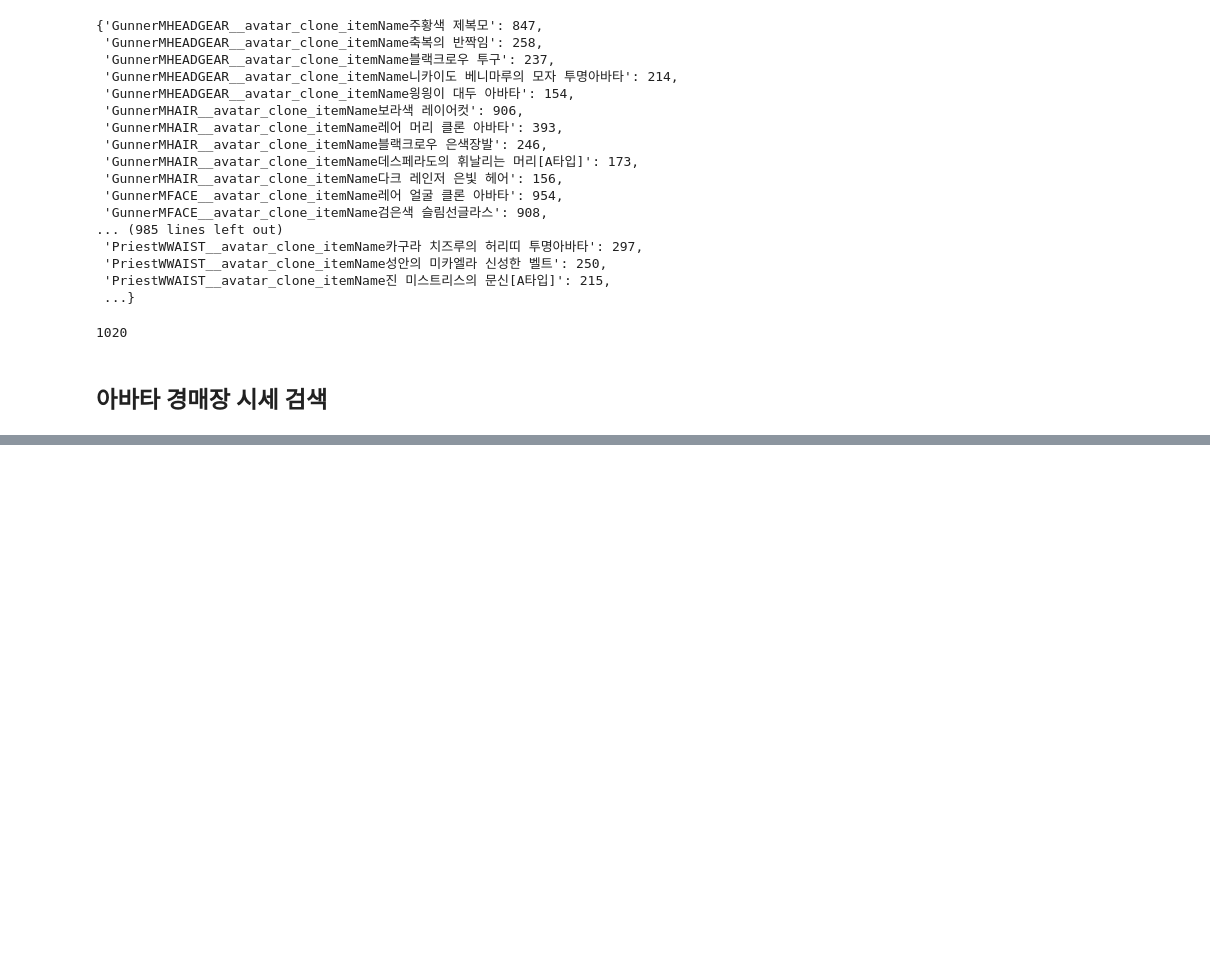
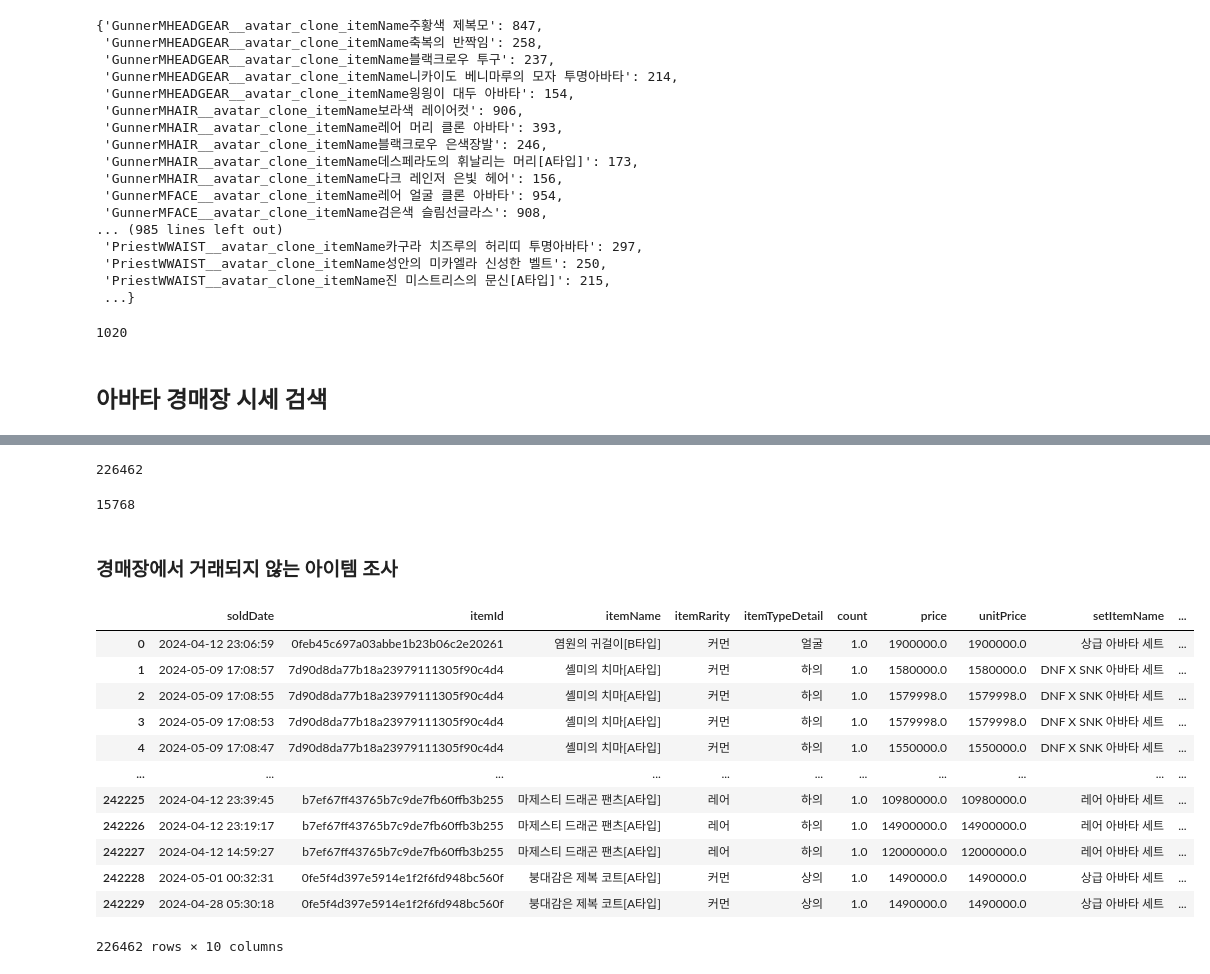
Before and after one commit to dothegee/dungeonFighter, a Jupyter notebook: EDA.ipynb, the cells around one changed output, grey strips where cells are left out. Drawn from its saved outputs; the diff is of its cells as text; code cells hidden in the pictures; blank space fills up the shorter version.

Commit message:
경매장에서 거래되지 않는 아이템 검색

```diff
--- a/EDA.ipynb
+++ b/EDA.ipynb
@@ -429,6 +429,12 @@ for n,part in enumerate(parts):
                     c+=1
                 user_avatar_table.loc[i,part+'_clone_itemName'] = user_avatar_table.loc[i,part+'_itemName']
 
+            if user_avatar_table.loc[i,part+'_clone_itemId']=='nan':
+                if user_avatar_table.loc[i,part+'_itemId']=='nan':
+                    #print(df.loc[i,part+'_itemId'])
+                    c+=1
+                user_avatar_table.loc[i,part+'_clone_itemId'] = user_avatar_table.loc[i,part+'_itemId']
+
         except KeyError:
             print(i)
             pass
@@ -899,0 +928,3 @@ del df_list
+# %%
+auction_avatar_table = pd.read_csv("avatar_transaction.csv")
+auction_avatar_table = auction_avatar_table.drop('Unnamed: 0', axis=1)
@@ -899,0 +941,5 @@ del df_list
+# %%
+nosale_list = []
+for i in range(len(auction_avatar_table)):
+    if auction_avatar_table.loc[i,'unitPrice'] != auction_avatar_table.loc[i,'price']:
+        nosale_list.append(i)
@@ -899,0 +952,28 @@ del df_list
+# %%
+auction_avatar_table.drop(nosale_list, axis=0, inplace=True)
+# %%
+len(auction_avatar_table)
+# %% [output]
+226462
+# %%
+len(nosale_auction_avatar_table)
+# %% [output]
+15768
+# %% [markdown]
+### 경매장에서 거래되지 않는 아이템 조사
+# %%
+auction_avatar_table
+# %% [output]
+|  | soldDate | itemId | itemName | itemRarity | itemTypeDetail | count | price | unitPrice | setItemName | ... |
+| 0 | 2024-04-12 23:06:59 | 0feb45c697a03abbe1b23b06c2e20261 | 염원의 귀걸이[B타입] | 커먼 | 얼굴 | 1.0 | 1900000.0 | 1900000.0 | 상급 아바타 세트 | ... |
+| 1 | 2024-05-09 17:08:57 | 7d90d8da77b18a23979111305f90c4d4 | 셸미의 치마[A타입] | 커먼 | 하의 | 1.0 | 1580000.0 | 1580000.0 | DNF X SNK 아바타 세트 | ... |
+| 2 | 2024-05-09 17:08:55 | 7d90d8da77b18a23979111305f90c4d4 | 셸미의 치마[A타입] | 커먼 | 하의 | 1.0 | 1579998.0 | 1579998.0 | DNF X SNK 아바타 세트 | ... |
+| 3 | 2024-05-09 17:08:53 | 7d90d8da77b18a23979111305f90c4d4 | 셸미의 치마[A타입] | 커먼 | 하의 | 1.0 | 1579998.0 | 1579998.0 | DNF X SNK 아바타 세트 | ... |
+| 4 | 2024-05-09 17:08:47 | 7d90d8da77b18a23979111305f90c4d4 | 셸미의 치마[A타입] | 커먼 | 하의 | 1.0 | 1550000.0 | 1550000.0 | DNF X SNK 아바타 세트 | ... |
+| ... | ... | ... | ... | ... | ... | ... | ... | ... | ... | ... |
+| 242225 | 2024-04-12 23:39:45 | b7ef67ff43765b7c9de7fb60ffb3b255 | 마제스티 드래곤 팬츠[A타입] | 레어 | 하의 | 1.0 | 10980000.0 | 10980000.0 | 레어 아바타 세트 | ... |
+| 242226 | 2024-04-12 23:19:17 | b7ef67ff43765b7c9de7fb60ffb3b255 | 마제스티 드래곤 팬츠[A타입] | 레어 | 하의 | 1.0 | 14900000.0 | 14900000.0 | 레어 아바타 세트 | ... |
+| 242227 | 2024-04-12 14:59:27 | b7ef67ff43765b7c9de7fb60ffb3b255 | 마제스티 드래곤 팬츠[A타입] | 레어 | 하의 | 1.0 | 12000000.0 | 12000000.0 | 레어 아바타 세트 | ... |
+| 242228 | 2024-05-01 00:32:31 | 0fe5f4d397e5914e1f2f6fd948bc560f | 붕대감은 제복 코트[A타입] | 커먼 | 상의 | 1.0 | 1490000.0 | 1490000.0 | 상급 아바타 세트 | ... |
+| 242229 | 2024-04-28 05:30:18 | 0fe5f4d397e5914e1f2f6fd948bc560f | 붕대감은 제복 코트[A타입] | 커먼 | 상의 | 1.0 | 1490000.0 | 1490000.0 | 상급 아바타 세트 | ... |
+226462 rows × 10 columns
```
Also changed, not shown: parts of 20 cells of this notebook, 1 other file.
